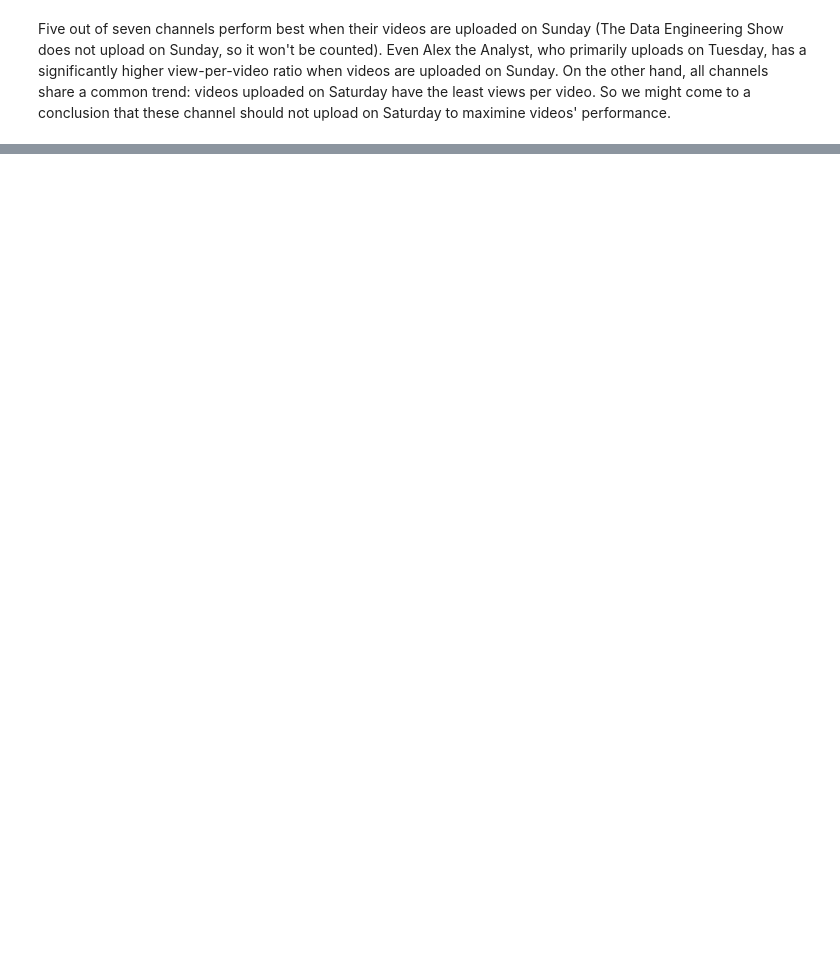
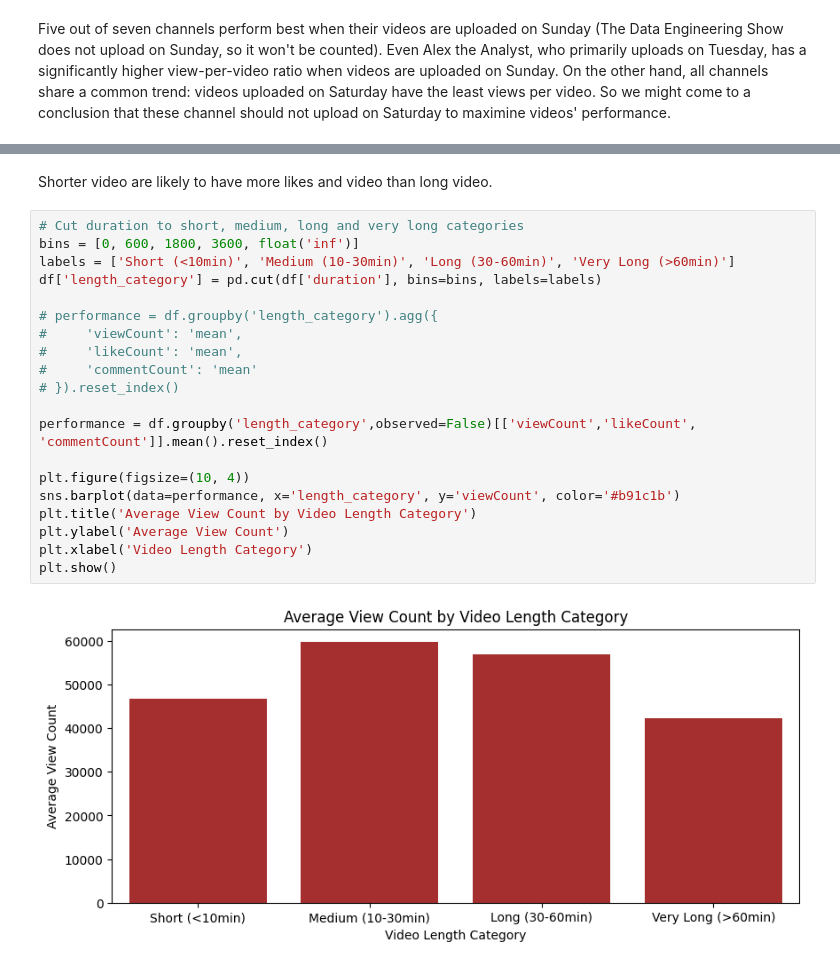
Before and after one commit to annguyen-git/should_you_upload_youtube, a Jupyter notebook: youtube_data_analytics.ipynb, the cells around one changed output, grey strips where cells are left out. Saved outputs shown, nothing was run; the diff lists cells and outputs as text; blank space fills up the shorter version.

```diff
--- a/youtube_data_analytics.ipynb
+++ b/youtube_data_analytics.ipynb
@@ -165,0 +224,24 @@ Five out of seven channels perform best when their videos are uploaded on Sunday
+# %% [markdown]
+Shorter video are likely to have more likes and video than long video.
+# %%
+# Cut duration to short, medium, long and very long categories
+bins = [0, 600, 1800, 3600, float('inf')]
+labels = ['Short (<10min)', 'Medium (10-30min)', 'Long (30-60min)', 'Very Long (>60min)']
+df['length_category'] = pd.cut(df['duration'], bins=bins, labels=labels)
+
+# performance = df.groupby('length_category').agg({
+#     'viewCount': 'mean',
+#     'likeCount': 'mean',
+#     'commentCount': 'mean'
+# }).reset_index()
+
+performance = df.groupby('length_category',observed=False)[['viewCount','likeCount', 'commentCount']].mean().reset_index()
+
+plt.figure(figsize=(10, 4))
+sns.barplot(data=performance, x='length_category', y='viewCount', color='#b91c1b')
+plt.title('Average View Count by Video Length Category')
+plt.ylabel('Average View Count')
+plt.xlabel('Video Length Category')
+plt.show()
+# %% [output]
+[figure, added]
```
Also changed, not shown: parts of 20 cells of this notebook, 5 other files.
